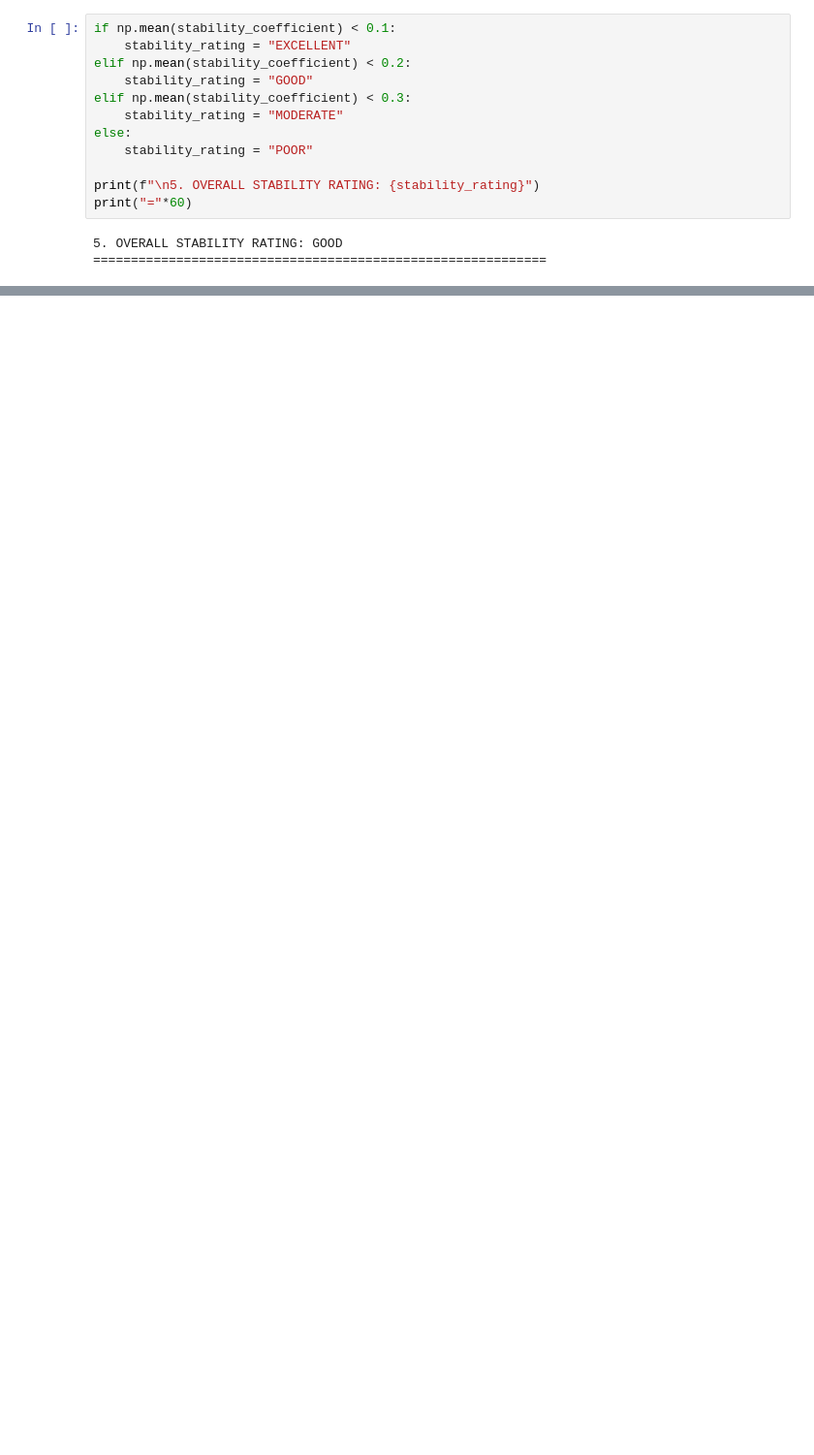
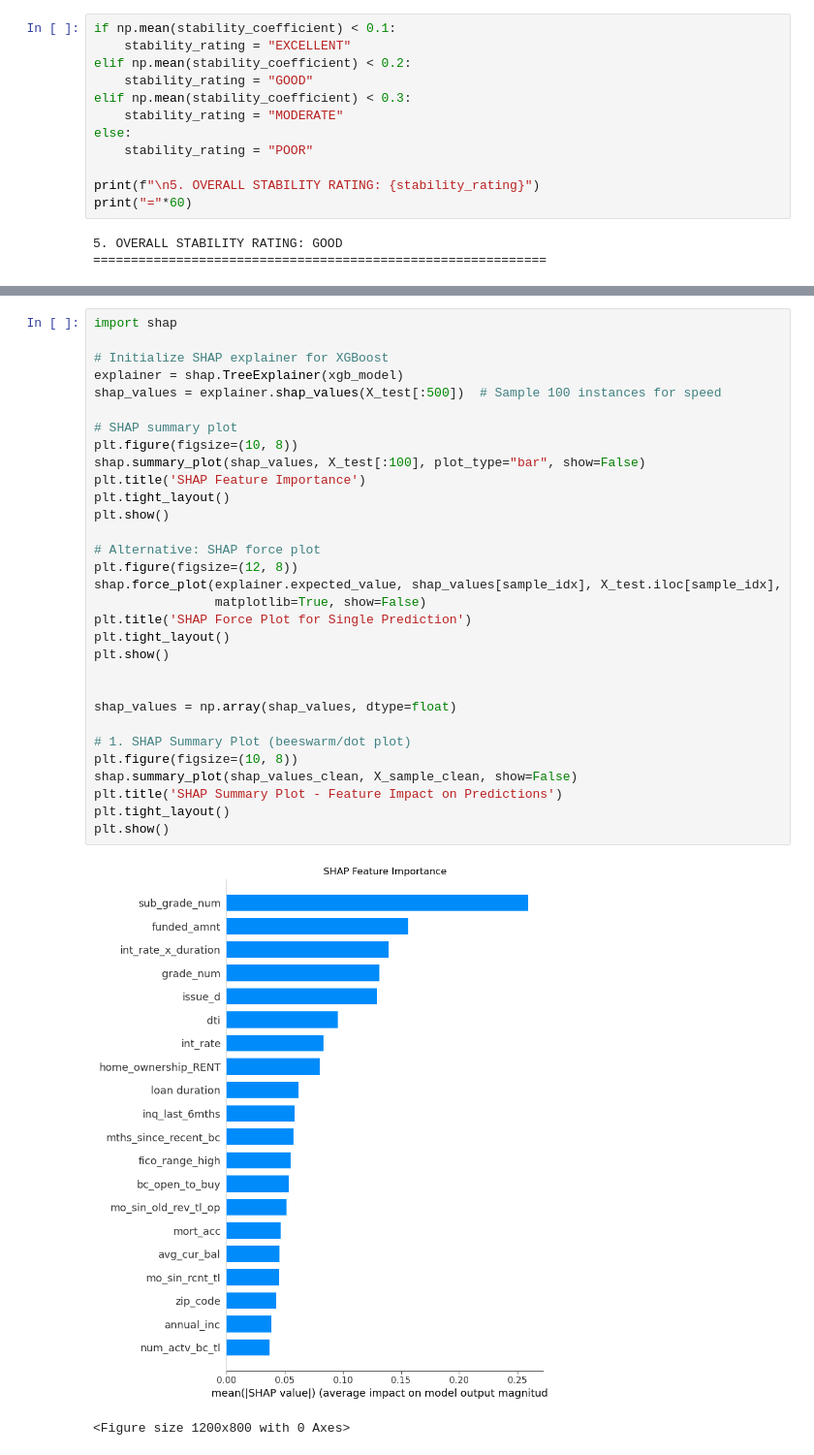
Before and after one commit to maximotk/explainable-credit-scoring, a Jupyter notebook: eda.ipynb, the cells around one changed output, grey strips where cells are left out. Shown: that part at 97% size. Cells and saved outputs as stored; diff of their text form; blank space fills up the shorter version.

```diff
--- a/eda.ipynb
+++ b/eda.ipynb
@@ -725,0 +705,34 @@ print("="*60)
+# %%
+import shap
+
+# Initialize SHAP explainer for XGBoost
+explainer = shap.TreeExplainer(xgb_model)
+shap_values = explainer.shap_values(X_test[:500])  # Sample 100 instances for speed
+
+# SHAP summary plot
+plt.figure(figsize=(10, 8))
+shap.summary_plot(shap_values, X_test[:100], plot_type="bar", show=False)
+plt.title('SHAP Feature Importance')
+plt.tight_layout()
+plt.show()
+
+# Alternative: SHAP force plot
+plt.figure(figsize=(12, 8))
+shap.force_plot(explainer.expected_value, shap_values[sample_idx], X_test.iloc[sample_idx],
+                matplotlib=True, show=False)
+plt.title('SHAP Force Plot for Single Prediction')
+plt.tight_layout()
+plt.show()
+
+
+shap_values = np.array(shap_values, dtype=float)
+
+# 1. SHAP Summary Plot (beeswarm/dot plot)
+plt.figure(figsize=(10, 8))
+shap.summary_plot(shap_values_clean, X_sample_clean, show=False)
+plt.title('SHAP Summary Plot - Feature Impact on Predictions')
+plt.tight_layout()
+plt.show()
+# %% [output]
+[figure, added]
+<Figure size 1200x800 with 0 Axes>
```
Also changed, not shown: parts of 16 cells of this notebook, 1 other file.
